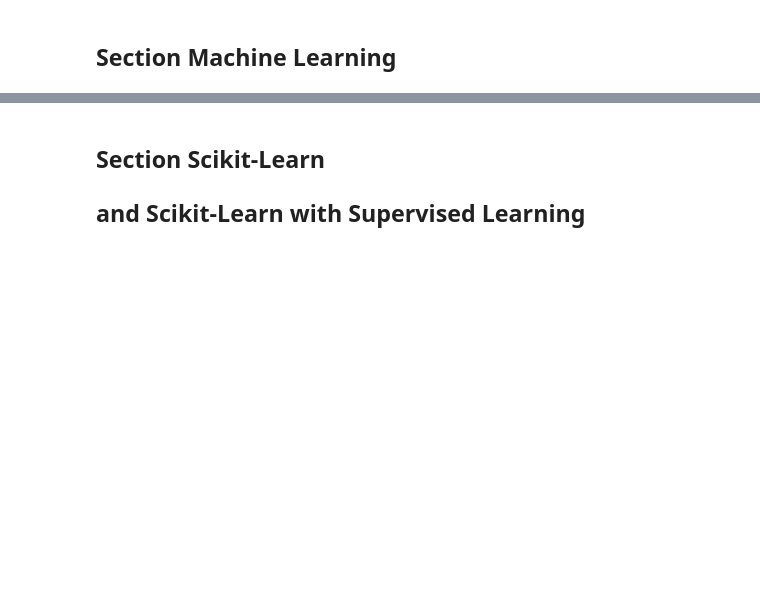
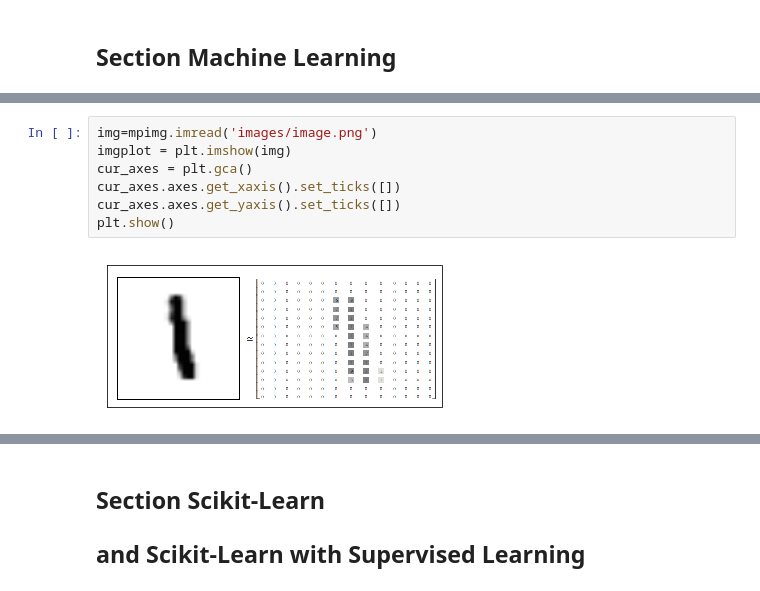
Before and after one commit to ics434-scribeweek15-2-mlcont/week15.2, a Jupyter notebook: ics434_scirbeWeek15.2.ipynb, the cells around one changed output, grey strips where cells are left out. Drawn from its saved outputs; the diff is of its cells as text; blank space fills up the shorter version.

```diff
--- a/ics434_scirbeWeek15.2.ipynb
+++ b/ics434_scirbeWeek15.2.ipynb
@@ -16,0 +27,9 @@ After determining wich *class problem* you are working with (supervised, unsuper
+# %%
+img=mpimg.imread('images/image.png')
+imgplot = plt.imshow(img)
+cur_axes = plt.gca()
+cur_axes.axes.get_xaxis().set_ticks([])
+cur_axes.axes.get_yaxis().set_ticks([])
+plt.show()
+# %% [output]
+[figure, added]
```
Also changed, not shown: parts of 4 cells of this notebook, 1 other file.
